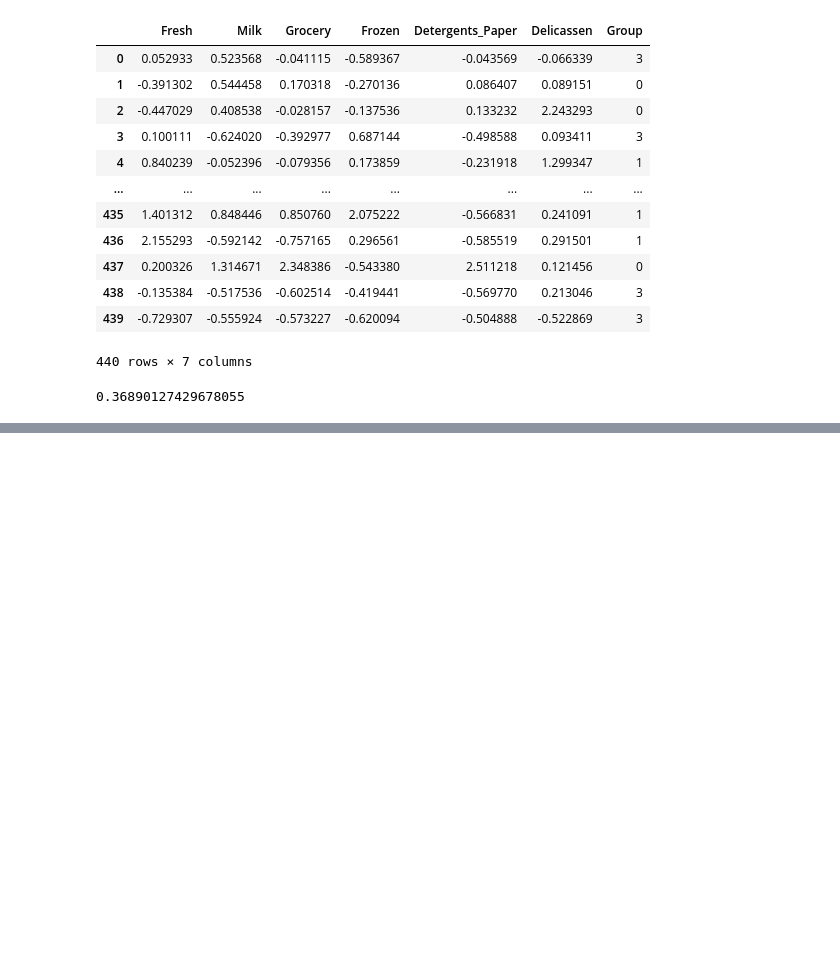
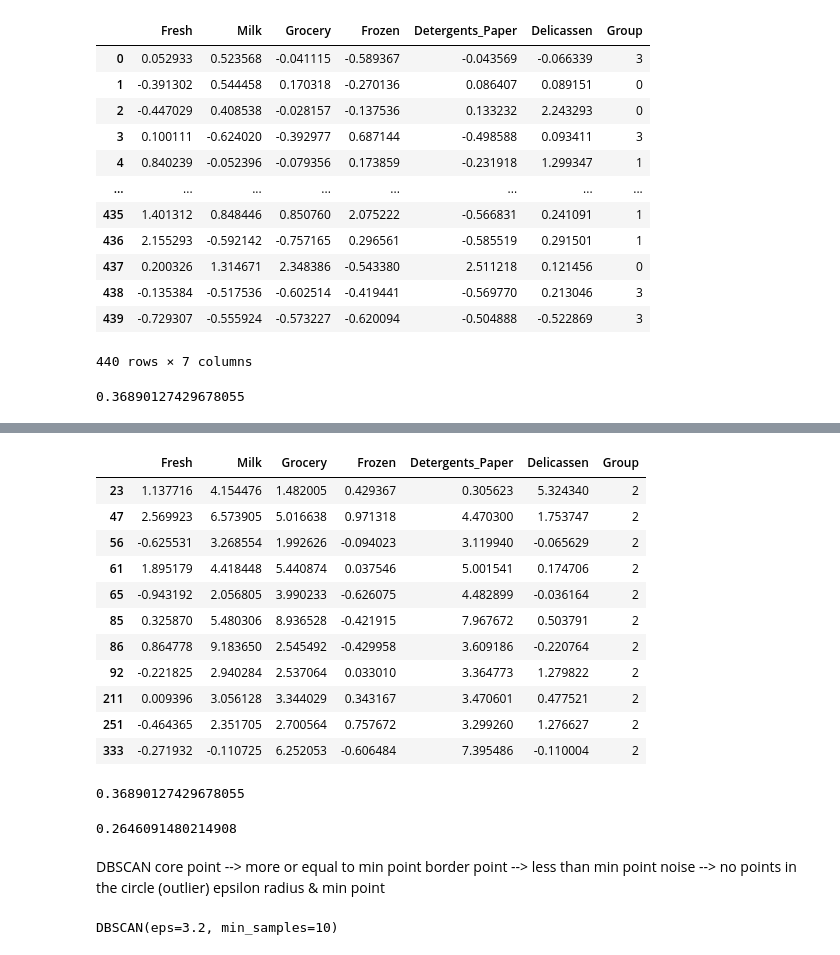
Before and after one commit to Prashanth-557/ML-Training, a Jupyter notebook: Day24.ipynb, the cells around one changed output, grey strips where cells are left out. Cells and saved outputs as stored; diff of their text form; code cells hidden in the pictures; blank space fills up the shorter version.

```diff
--- a/Day24.ipynb
+++ b/Day24.ipynb
@@ -445,0 +468,29 @@ silhouette_score(X,y)
+# %%
+cust_kmeans_data[cust_kmeans_data['Group']==2]
+# %% [output]
+|  | Fresh | Milk | Grocery | Frozen | Detergents_Paper | Delicassen | Group |
+| 23 | 1.137716 | 4.154476 | 1.482005 | 0.429367 | 0.305623 | 5.324340 | 2 |
+| 47 | 2.569923 | 6.573905 | 5.016638 | 0.971318 | 4.470300 | 1.753747 | 2 |
+| 56 | -0.625531 | 3.268554 | 1.992626 | -0.094023 | 3.119940 | -0.065629 | 2 |
+| 61 | 1.895179 | 4.418448 | 5.440874 | 0.037546 | 5.001541 | 0.174706 | 2 |
+| 65 | -0.943192 | 2.056805 | 3.990233 | -0.626075 | 4.482899 | -0.036164 | 2 |
+| 85 | 0.325870 | 5.480306 | 8.936528 | -0.421915 | 7.967672 | 0.503791 | 2 |
+| 86 | 0.864778 | 9.183650 | 2.545492 | -0.429958 | 3.609186 | -0.220764 | 2 |
+| 92 | -0.221825 | 2.940284 | 2.537064 | 0.033010 | 3.364773 | 1.279822 | 2 |
+| 211 | 0.009396 | 3.056128 | 3.344029 | 0.343167 | 3.470601 | 0.477521 | 2 |
+| 251 | -0.464365 | 2.351705 | 2.700564 | 0.757672 | 3.299260 | 1.276627 | 2 |
+| 333 | -0.271932 | -0.110725 | 6.252053 | -0.606484 | 7.395486 | -0.110004 | 2 |
+# %%
+silhouette_score(X,y)
+# %% [output]
+0.36890127429678055
+# %%
+silhouette_score(X,cluster)
+# %% [output]
+0.2646091480214908
+# %% [markdown]
+DBSCAN
+core point --> more or equal to min point
+border point --> less than min point
+noise --> no points in the circle (outlier)
+epsilon radius & min point
@@ -445,0 +499,5 @@ silhouette_score(X,y)
+# %%
+dbscan= DBSCAN(eps=3.2,min_samples=10)
+dbscan.fit(X)
+# %% [output]
+DBSCAN(eps=3.2, min_samples=10)
```
Also changed, not shown: parts of 14 cells of this notebook.
